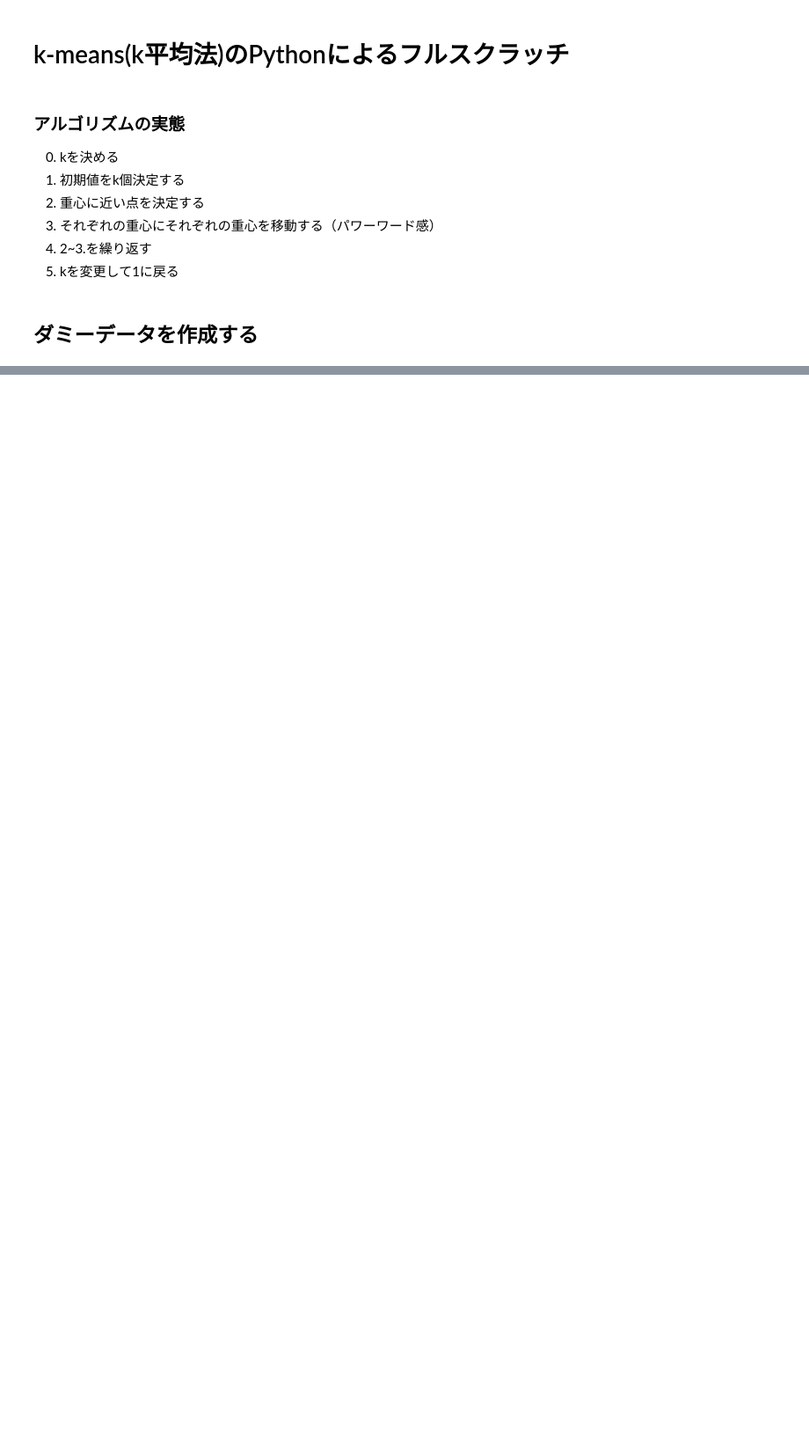
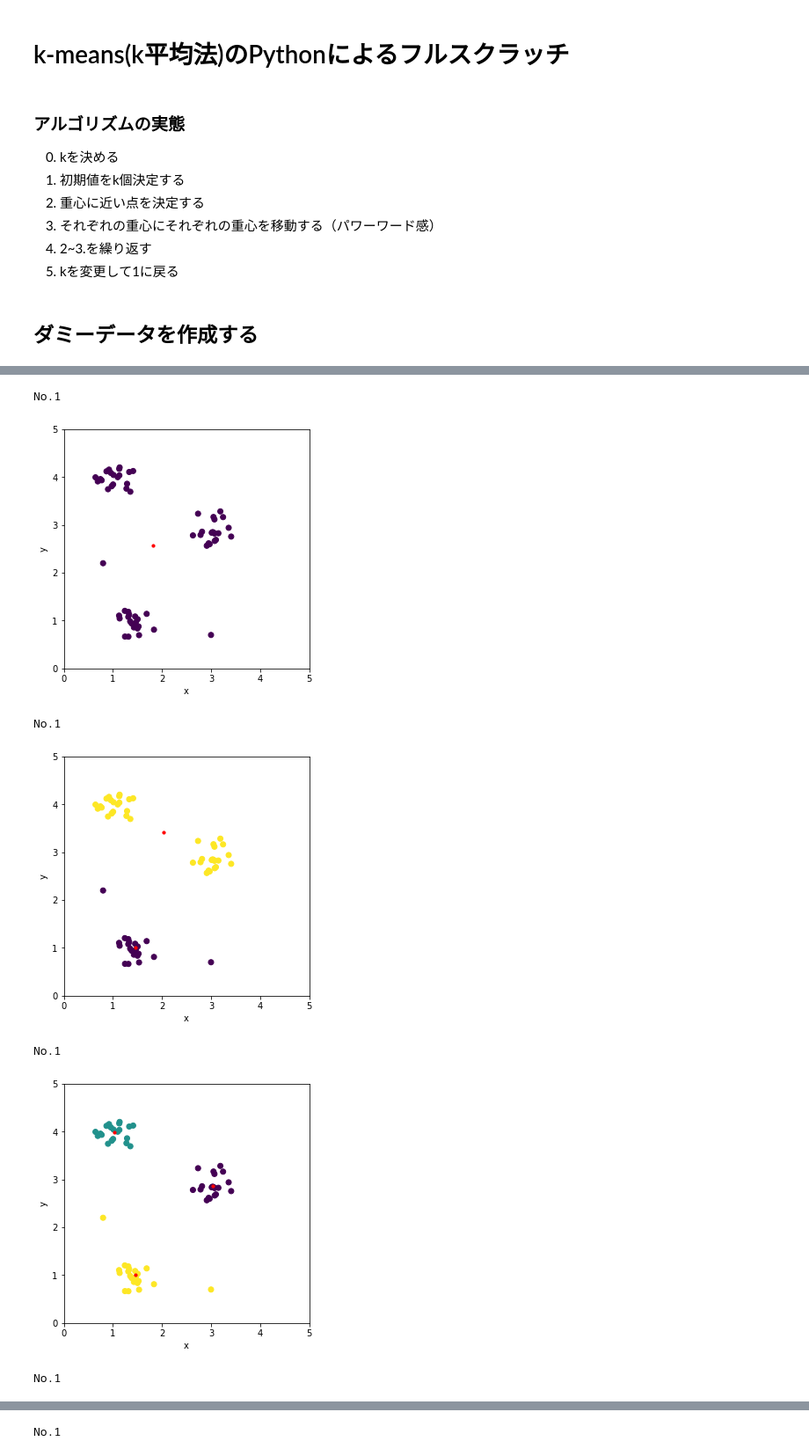
Before and after one commit to Go-to-Ray/Youtube_AI, a Jupyter notebook: k-means/k-means-fullscratch.ipynb, the cells around one changed output, grey strips where cells are left out. Shown at 88% size. Cells and saved outputs as stored; diff of their text form; code cells hidden in the pictures; blank space fills up the shorter version.

```diff
--- a/k-means/k-means-fullscratch.ipynb
+++ b/k-means/k-means-fullscratch.ipynb
@@ -112,3 +147,0 @@ class kmeans():
-# %%
-kmn = kmeans(plus=True)
-kmn.fit(X,5)
@@ -132,0 +148,21 @@ kmn.fit(X,5)
+# %%
+kmn = kmeans(plus=True,n_search=100,plot=False)
+elbow_list = []
+for i in range(1,11):
+    plt.figure(figsize=(5,5))
+    plt.xlim(0,5)
+    plt.ylim(0,5)
+    best_sse, _ , _= kmn.fit(X,i)
+    elbow_list.append(best_sse)
+    plt.show()
+
+
+plt.plot(elbow_list)
+# %% [output]
+No.1
+[figure, added]
+No.1
+[figure, added]
+No.1
+[figure, added]
+No.1
@@ -132,0 +170 @@ kmn.fit(X,5)
+No.1
```
Also changed, not shown: parts of 8 cells of this notebook, 6 other files.
